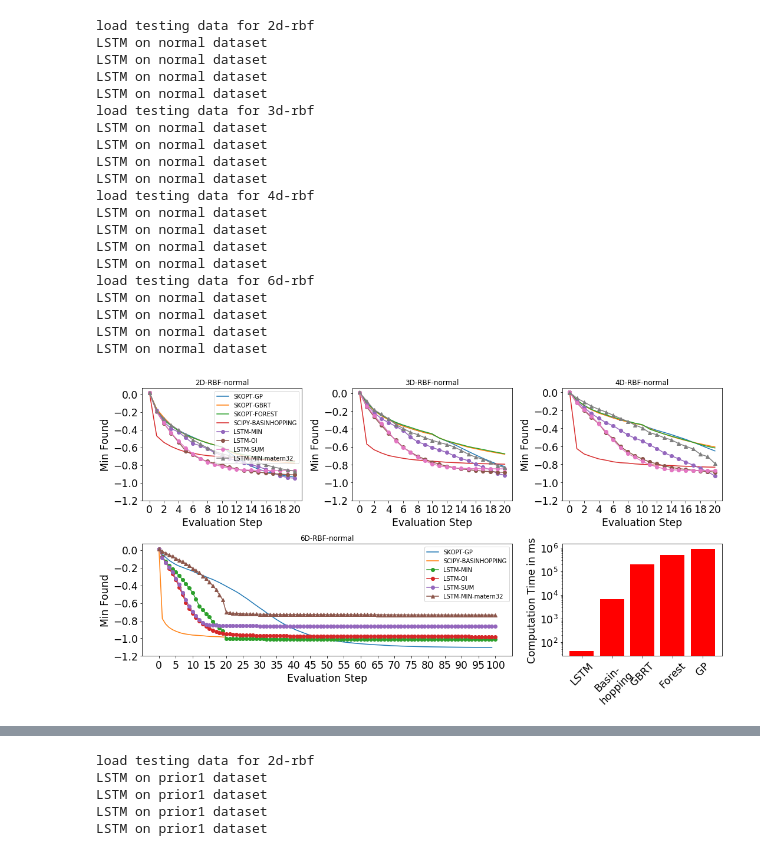
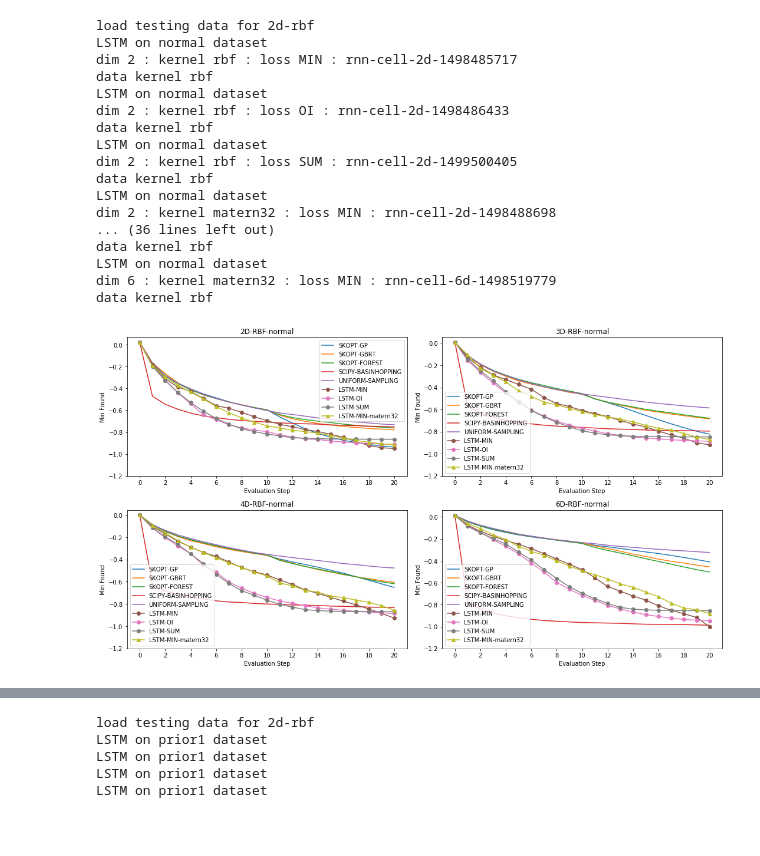
Before and after one commit to p16i/blackbox-optimization-using-rnns, a Jupyter notebook: compare-minimum-value-on-test-data.ipynb, the cells around one changed output, grey strips where cells are left out. Saved outputs shown, nothing was run; the diff lists cells and outputs as text; code cells hidden in the pictures; blank space fills up the shorter version.

```diff
--- a/compare-minimum-value-on-test-data.ipynb
+++ b/compare-minimum-value-on-test-data.ipynb
@@ -21,6 +21,13 @@ params = {
     'ytick.labelsize':'xx-large'
 }
 pylab.rcParams.update(params)
+# %%
+params = {
+    'axes.labelsize': 'medium',
+    'xtick.labelsize':'medium',
+    'ytick.labelsize':'medium'
+}
+pylab.rcParams.update(params)
 # %%
 tf.logging.set_verbosity(tf.logging.ERROR)
 # %%
@@ -28,9 +36,11 @@ LOSS_FUNCS = ['MIN', 'OI', 'SUM']
 # %%
-def find_y_from_lstm(X_test, A_test, min_test, max_test, kernel, dim, loss, n_steps=20, debug=False, dataset="normal"):
+def find_y_from_lstm(X_test, A_test, min_test, max_test, kernel, dim, loss, n_steps=20, debug=False, dataset="normal", data_kernel="rbf", model=None):
     print('LSTM on %s dataset' % dataset)
-    model = utils.get_trained_model(dim=dim, kernel=kernel, loss=loss)
+    if model is None:
+        model = utils.get_trained_model(dim=dim, kernel=kernel, loss=loss)
     starting_point = utils.loadConfig()['experiments']['%dD'%dim]['hyperparameters']['starting_point'][0]
-
+    print('dim %d : kernel %s : loss %s : %s' % ( dim, kernel, loss, model) )
+    print('data kernel %s' % data_kernel)
     data_Xt = X_test
     data_At  = A_test
     data_mint = min_test.reshape(-1,1)
@@ -39,6 +49,7 @@ def find_y_from_lstm(X_test, A_test, min_test, max_test, kernel, dim, loss, n_st
     model_params = lstm_model.load_model_params(model, debug=False)
 
     with tf.Session() as sess:
+
         params_dict = {
             'n_bumps': model_params['n_bumps'],
             'dim' : model_params['dim'],
@@ -48,7 +59,7 @@ def find_y_from_lstm(X_test, A_test, min_test, max_test, kernel, dim, loss, n_st
             'l': 2.0/6*np.sqrt(dim),
             'scope': model_params['scope'],
             'function': gp.dataset_function(dataset),
-            'kernel': gp.kernel_function(kernel)
+            'kernel': gp.kernel_function(data_kernel)
         }
 
         Xt, At, mint, maxt, samples_x, samples_y, x_0, _, _ = lstm_model.build_training_graph(**params_dict)
@@ -172,55 +254,40 @@ plt.show()
 # %%
 def plot_for_poster(kernel='rbf',dataset="normal"):
-    dims = [2,3,4]
+    dims = [2,3,4,6]
     total_dims = len(dims)
-    plt.figure(figsize=(15,8))
+    plt.figure(figsize=(15,4*total_dims))
     count = 0
     for d in range(total_dims):
         dim = dims[d]
 
-        plt.subplot(2,3,count+1)
+        plt.subplot(total_dims,2,count+1)
         plot_min_comparison_of_dim_and_kernel(dim=dim, kernel=kernel, dataset="normal")
 
-        if count == 0:
+        if count == 0 or True:
             plt.legend()
         count = count + 1
-    plt.subplot(2,3,(4,5))
-    plot_min_comparison_of_dim_and_kernel(dim=6, kernel='rbf', steps=101, xtick_step=5, baseline_methods=BASELINES_100N)
-    plt.legend()
-
-    plt.subplot(2,3,6)
-    plt.bar([1,2,3,4,5],[43 , 6777 ,196602, 482715, 878683],color='r')
-    LABELS = ('LSTM' , 'Basin-\nhopping' , 'GBRT', 'Forest',  'GP')
-    plt.yscale('log')
-    plt.xticks([1,2,3,4,5], LABELS, rotation=45)
-    plt.ylabel('Computation Time in ms')
-
-
     plt.tight_layout()
 plot_for_poster()
-plt.savefig('min-test.pdf')
+plt.savefig('min-test.svg')
 # %% [output]
 load testing data for 2d-rbf
 LSTM on normal dataset
+dim 2 : kernel rbf : loss MIN : rnn-cell-2d-1498485717
+data kernel rbf
 LSTM on normal dataset
+dim 2 : kernel rbf : loss OI : rnn-cell-2d-1498486433
+data kernel rbf
 LSTM on normal dataset
+dim 2 : kernel rbf : loss SUM : rnn-cell-2d-1499500405
+data kernel rbf
 LSTM on normal dataset
-load testing data for 3d-rbf
+dim 2 : kernel matern32 : loss MIN : rnn-cell-2d-1498488698
+... (36 lines left out)
+data kernel rbf
 LSTM on normal dataset
-LSTM on normal dataset
-LSTM on normal dataset
-LSTM on normal dataset
-load testing data for 4d-rbf
-LSTM on normal dataset
-LSTM on normal dataset
-LSTM on normal dataset
-LSTM on normal dataset
-load testing data for 6d-rbf
-LSTM on normal dataset
-LSTM on normal dataset
-LSTM on normal dataset
-LSTM on normal dataset
+dim 6 : kernel matern32 : loss MIN : rnn-cell-6d-1498519779
+data kernel rbf
-[figure, old version]
+[figure, new version]
 # %%
 plot_for_poster(kernel="matern32")
 # %% [output]
```
Also changed, not shown: parts of 29 cells of this notebook, 2 other files.
